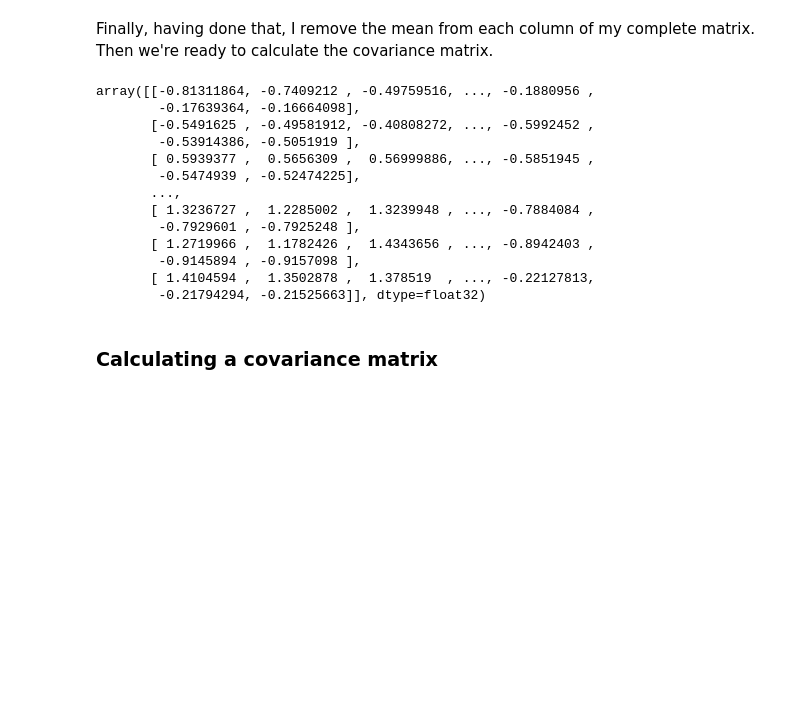
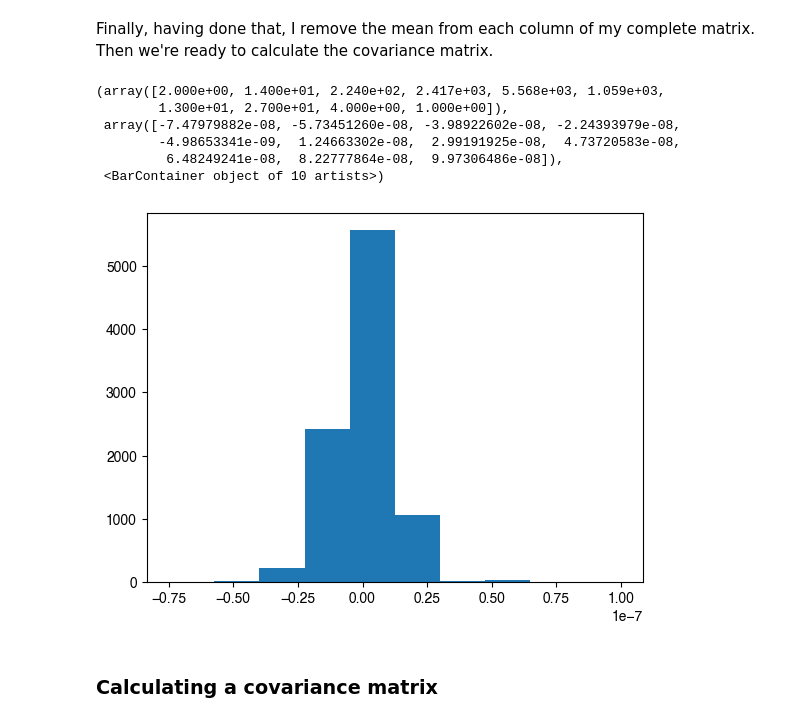
Before and after one commit to kanchukaitis/spatiotemporal_data_analysis, a Jupyter notebook: 04_eofs/eof_applied_to_spatiotemporal_field.ipynb, the cells around one changed output. Cells and saved outputs as stored; diff of their text form; code cells hidden in the pictures; blank space fills up the shorter version.

```diff
--- a/04_eofs/eof_applied_to_spatiotemporal_field.ipynb
+++ b/04_eofs/eof_applied_to_spatiotemporal_field.ipynb
@@ -354,24 +354,17 @@ print(np.count_nonzero(np.isnan(sst2dcomplete))) # should be zero, indicating th
 # %% [markdown]
 Finally, having done that, I remove the mean from each column of my complete matrix.  Then we're ready to calculate the covariance matrix.
 # %%
-
 # calculate the anomalies from the long-term seasonal mean for each column
-sst_anomalies = sst2dcomplete - sst2dcomplete.mean()
-sst_anomalies
+sst_anomalies = sst2dcomplete - sst2dcomplete.mean(axis=0)
+plt.hist(np.mean(sst_anomalies,axis=0)) # sanity check!
 # %% [output]
-array([[-0.81311864, -0.7409212 , -0.49759516, ..., -0.1880956 ,
-        -0.17639364, -0.16664098],
-       [-0.5491625 , -0.49581912, -0.40808272, ..., -0.5992452 ,
-        -0.53914386, -0.5051919 ],
-       [ 0.5939377 ,  0.5656309 ,  0.56999886, ..., -0.5851945 ,
-        -0.5474939 , -0.52474225],
-       ...,
-       [ 1.3236727 ,  1.2285002 ,  1.3239948 , ..., -0.7884084 ,
-        -0.7929601 , -0.7925248 ],
-       [ 1.2719966 ,  1.1782426 ,  1.4343656 , ..., -0.8942403 ,
-        -0.9145894 , -0.9157098 ],
-       [ 1.4104594 ,  1.3502878 ,  1.378519  , ..., -0.22127813,
-        -0.21794294, -0.21525663]], dtype=float32)
+(array([2.000e+00, 1.400e+01, 2.240e+02, 2.417e+03, 5.568e+03, 1.059e+03,
+        1.300e+01, 2.700e+01, 4.000e+00, 1.000e+00]),
+ array([-7.47979882e-08, -5.73451260e-08, -3.98922602e-08, -2.24393979e-08,
+        -4.98653341e-09,  1.24663302e-08,  2.99191925e-08,  4.73720583e-08,
+         6.48249241e-08,  8.22777864e-08,  9.97306486e-08]),
+ <BarContainer object of 10 artists>)
+[figure, added]
 # %% [markdown]
 ### Calculating a covariance matrix
 # %% [markdown]
```
